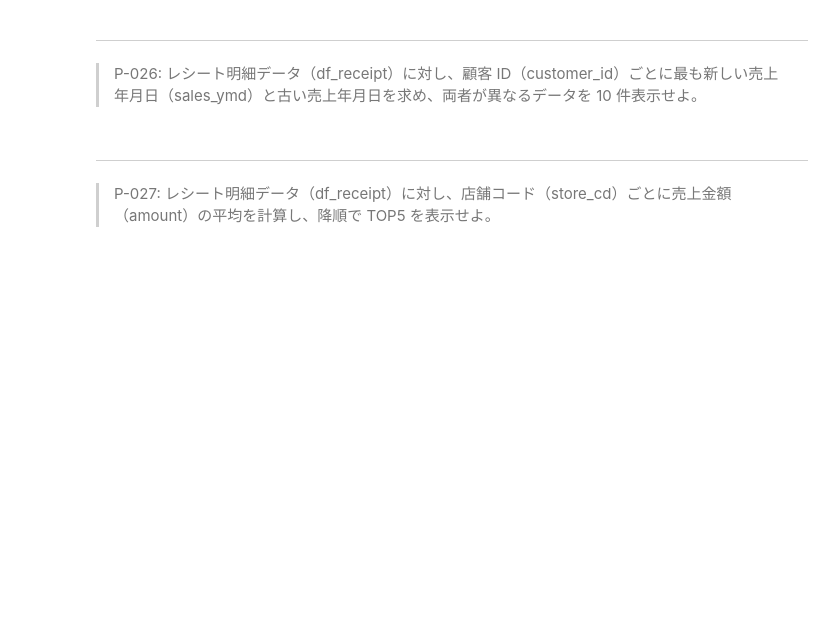
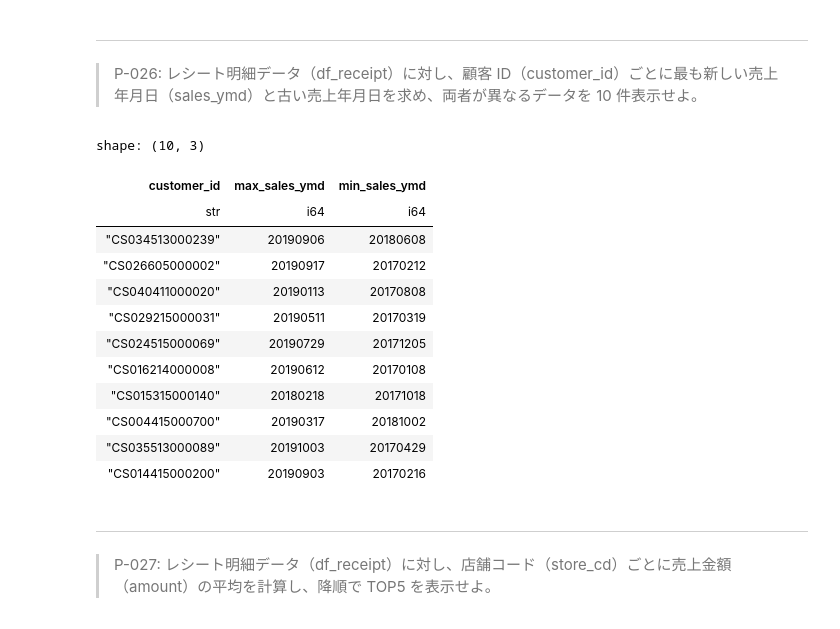
Before and after one commit to NMZ0429/ds_100knocks, a Jupyter notebook: content/100knocks-preprocess/docker/work/preprocess_knock_Python.ipynb, the cells around one changed output. Cells and saved outputs as stored; diff of their text form; code cells hidden in the pictures; blank space fills up the shorter version.

```diff
--- a/content/100knocks-preprocess/docker/work/preprocess_knock_Python.ipynb
+++ b/content/100knocks-preprocess/docker/work/preprocess_knock_Python.ipynb
@@ -579,6 +579,28 @@ shape: (8_307, 2)
 ---
 
 > P-026: レシート明細データ（df_receipt）に対し、顧客 ID（customer_id）ごとに最も新しい売上年月日（sales_ymd）と古い売上年月日を求め、両者が異なるデータを 10 件表示せよ。
+# %%
+df_receipt.select(
+    pl.col("customer_id"),
+    pl.col("sales_ymd"),
+).group_by(pl.col("customer_id")).agg(
+    pl.col("sales_ymd").max().alias("max_sales_ymd"),
+    pl.col("sales_ymd").min().alias("min_sales_ymd"),
+).filter(pl.col("max_sales_ymd") != pl.col("min_sales_ymd")).head(10)
+# %% [output]
+shape: (10, 3)
+| customer_id | max_sales_ymd | min_sales_ymd |
+| str | i64 | i64 |
+| "CS034513000239" | 20190906 | 20180608 |
+| "CS026605000002" | 20190917 | 20170212 |
+| "CS040411000020" | 20190113 | 20170808 |
+| "CS029215000031" | 20190511 | 20170319 |
+| "CS024515000069" | 20190729 | 20171205 |
+| "CS016214000008" | 20190612 | 20170108 |
+| "CS015315000140" | 20180218 | 20171018 |
+| "CS004415000700" | 20190317 | 20181002 |
+| "CS035513000089" | 20191003 | 20170429 |
+| "CS014415000200" | 20190903 | 20170216 |
 # %% [markdown]
 ---
 
```
Also changed, not shown: parts of 7 cells of this notebook.
